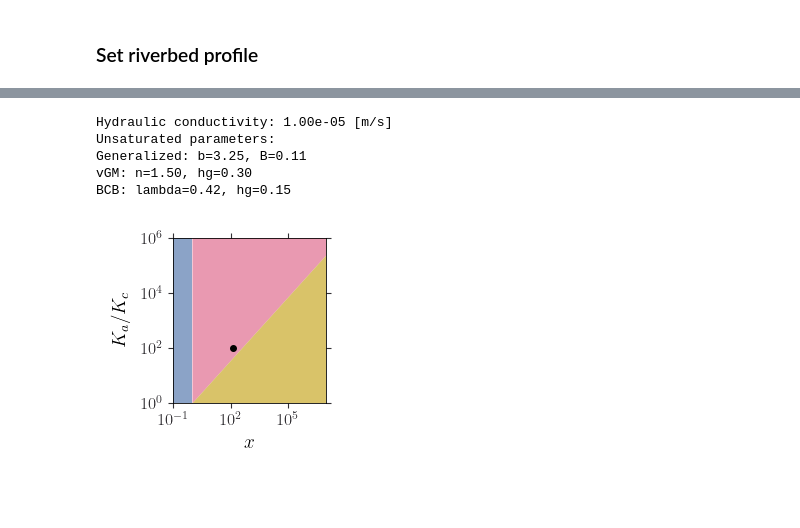
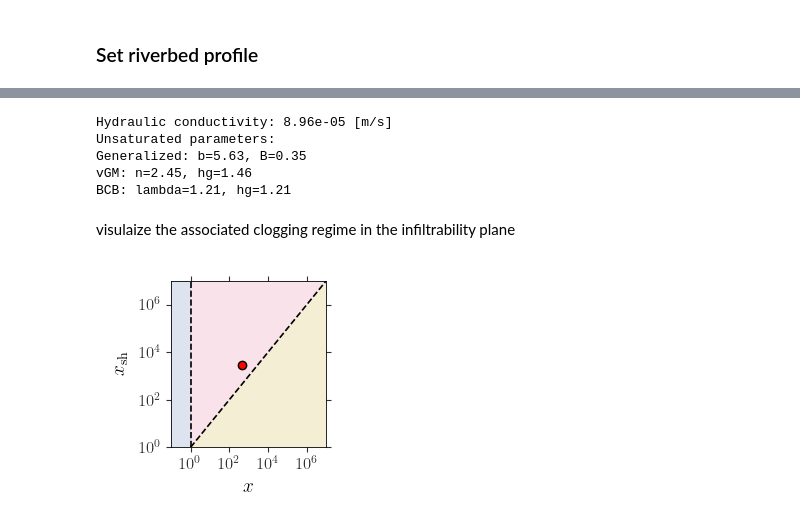
Before and after one commit to jpaccolat/seepage, a Jupyter notebook: demo.ipynb, the cells around one changed output, grey strips where cells are left out. Saved outputs shown, nothing was run; the diff lists cells and outputs as text; code cells hidden in the pictures; blank space fills up the shorter version.

```diff
--- a/demo.ipynb
+++ b/demo.ipynb
@@ -25,7 +22,7 @@ from rate import q_modflow
 # %%
 # set plot style
 %matplotlib widget
-plt.style.use('plot_style.txt')
+plt.style.use('experiments/plot_style.txt')
 
 # output path for figures
 output_path = pathlib.Path("/home/jonas/shared/Work/SSeep2026/Figures")
@@ -43,0 +43,6 @@ c_mf = "#14b7ccff"
+# %%
+# thickness [m]
+cl_th = 0.6
+
+# hydraulic conductivity [m/s]
+cl_cond = 1e-7
@@ -44,62 +51,75 @@ c_mf = "#14b7ccff"
 # %%
-### clogging layer ###
-cl_th = 0.2 # [m]
-cl_cond = 1e-7 # [m/s]
+# choose between the following three options:
 
-### aquifer ###
 
-# from Rosetta3
-# aq = rose.sample_from_class('SAND', 1)
+# 1) from Rosetta3 - SAND
+aq = rose.sample_from_class('SAND', 1)
+aq_cond, aq_scale_vGM, aq_shape_vGM = aq.loc[0].values
+
+# 2) from Rosetta3 - SANDY LOAM
 # aq = rose.sample_from_class('SAND_LOAM', 1)
 # aq_cond, aq_scale_vGM, aq_shape_vGM = aq.loc[0].values
 
-# custom
-aq_cond = 1e-5 # [m/s]
-aq_scale_vGM = 0.3 # [m]
-aq_shape_vGM = 1.5 # [-]
+# 3) custom
+# aq_cond = 1e-5 # [m/s]
+# aq_scale_vGM = 0.3 # [m]
+# aq_shape_vGM = 3.5 # [-]
 
-# convert to BCB
-b, B, xi, x, x_sh = get_Dless_parameters(cl_cond, cl_th, aq_cond, aq_scale_vGM,
+
+
+# convert unsaturated parameters to BCB
+b, B, xi, x, x_sh = get_dless_parameters(cl_cond, cl_th, aq_cond, aq_scale_vGM,
                                          aq_shape_vGM, 'vGM')
 aq_scale_BCB = B**(1/b) * aq_scale_vGM
 aq_shape_BCB = (b - 2) / 3
 
+
+# print set of parameters
 print(f'Hydraulic conductivity: {aq_cond:.2e} [m/s]')
 print('Unsaturated parameters:')
 print(f'Generalized: b={b:.2f}, B={B:.2f}')
 print(f'vGM: n={aq_shape_vGM:.2f}, hg={aq_scale_vGM:.2f}')
 print(f'BCB: lambda={aq_shape_BCB:.2f}, hg={aq_scale_BCB:.2f}')
 # %% [output]
-Hydraulic conductivity: 1.00e-05 [m/s]
+Hydraulic conductivity: 8.96e-05 [m/s]
 Unsaturated parameters:
-Generalized: b=3.25, B=0.11
-vGM: n=1.50, hg=0.30
-BCB: lambda=0.42, hg=0.15
+Generalized: b=5.63, B=0.35
+vGM: n=2.45, hg=1.46
+BCB: lambda=1.21, hg=1.21
+# %% [markdown]
+visulaize the associated clogging regime in the infiltrability plane
 # %%
 fig, ax = plt.subplots(figsize=(2.5, 2.5))
 
-# plot profile
-ax.plot([x], [aq_cond / cl_cond], ls='None', marker='o', ms=4, c='k')
+# considered profile coordinates
+ax.plot([np.log10(x)], [np.log10(x_sh)], ls='None', marker='o', ms=6, c='r')
 
 # background with the regimes
-x_bg = np.array([1e0, 1e10])
-y_bg = x_bg**(b/(1+b))
-ax.fill_betweenx([1e0, 1e6], [1e-2, 1e-2], x2=[1e0, 1e0], color=c_negl,
-                 ec='None', zorder=0)
-ax.fill_between(x_bg, y_bg, y2=[1e10, 1e10], color=c_soft, ec='None', zorder=0)
-ax.fill_between(x_bg, [1e0, 1e0], y2=y_bg, color=c_hard, ec='None', zorder=0)
+ax.fill_betweenx([0, 7], [-2, -2], x2=[0, 0], color=c_negl,
+                    ec='None', zorder=0, alpha=0.2)
+ax.fill_between([0, 10], [0, 10], y2=[10, 10], color=c_soft,
+                ec='None', zorder=0, alpha=0.2)
+ax.fill_between([0, 10], [0, 0], y2=[0, 10], color=c_hard,
+                ec='None', zorder=0, alpha=0.2)
+ax.plot([0, 0], [0, 10], ls='--', c='k', zorder=0)
+ax.plot([0, 10], [0, 10], ls='--', c='k', zorder=0)
 
+# layout
 ax.spines["top"].set_visible(True)
 ax.spines["right"].set_visible(True)
 ax.tick_params(top=True, right=True)
-ax.set(xscale='log', yscale='log')
+ax.set(xscale='linear', yscale='linear')
 ax.minorticks_off()
+ax.set_xlim(xmin=-1, xmax=7)
+ax.set_ylim(ymin=0, ymax=7)
+ax.set_yticks([0, 2, 4, 6], labels=[])
+ax.set_xticks([0, 2, 4, 6])
 ax.set_xlabel('$x$', labelpad=5)
-ax.set_xlim(xmin=1e-1, xmax=1e7)
-ax.set_ylim(ymin=1e0, ymax=1e6)
-ax.set_ylabel('$K_a / K_c$', labelpad=8)
+ax.set_xticklabels(['$10^0$', '$10^2$', '$10^4$', '$10^6$'])
+ax.set_ylabel('$x_\\mathrm{sh}$', labelpad=8)
+ax.set_yticklabels(['$10^0$', '$10^2$', '$10^4$', '$10^6$'])
 
 plt.tight_layout()
 # %% [output]
-[figure, old version]
+[figure, new version]
 # %% [markdown]
```
Also changed, not shown: parts of 16 cells of this notebook, 3 other files.
